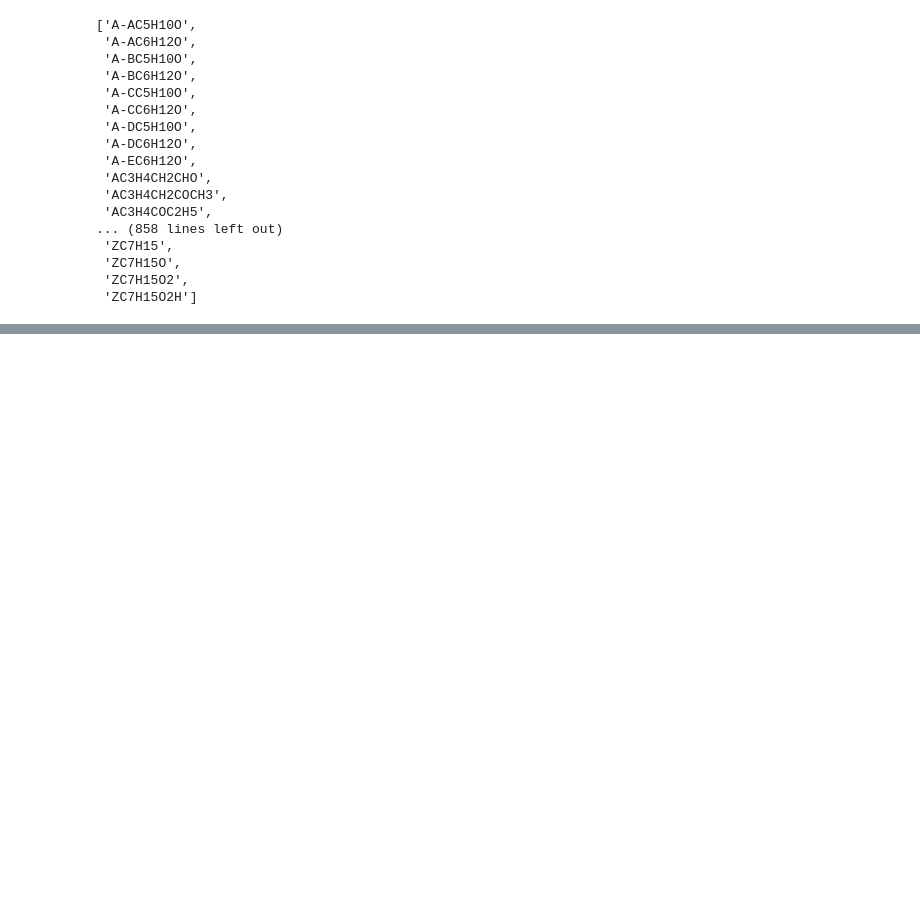
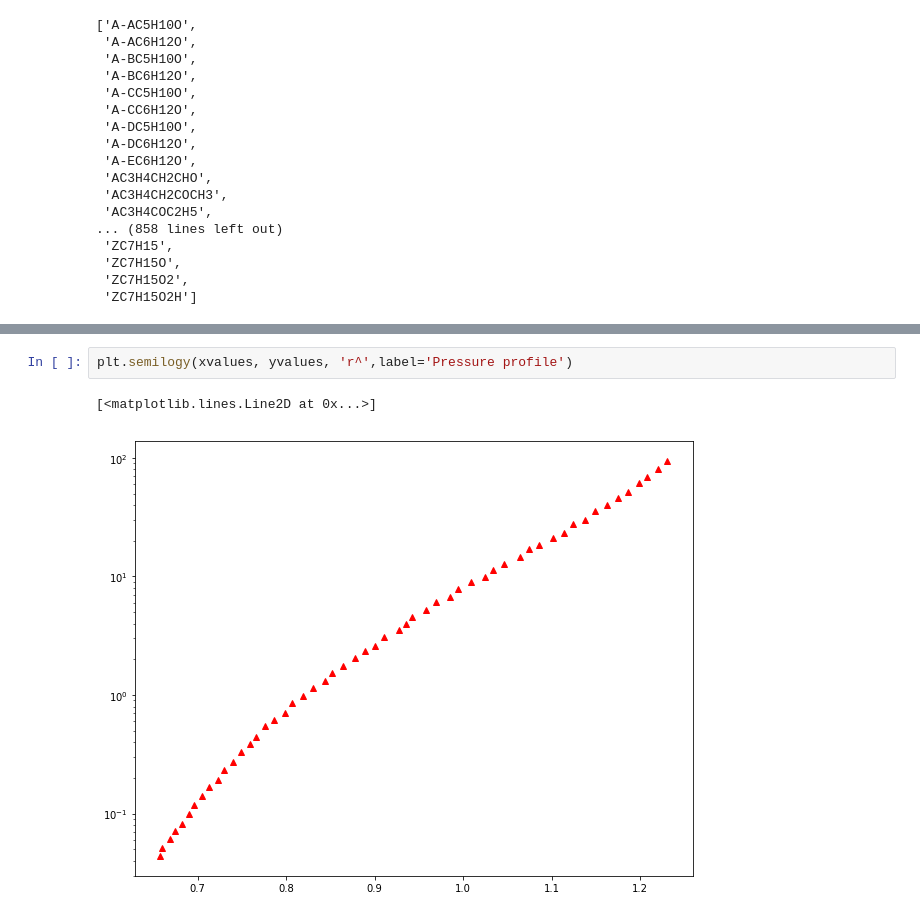
Before and after one commit to ajuluc/GTL, a Jupyter notebook: ic8_ignition_delay_LLNL.ipynb, the cells around one changed output, grey strips where cells are left out. Cells and saved outputs as stored; diff of their text form; blank space fills up the shorter version.

```diff
--- a/ic8_ignition_delay_LLNL.ipynb
+++ b/ic8_ignition_delay_LLNL.ipynb
@@ -91,0 +373,5 @@ gas()
+# %%
+plt.semilogy(xvalues, yvalues, 'r^',label='Pressure profile')
+# %% [output]
+[<matplotlib.lines.Line2D at 0x...>]
+[figure, added]
```
Also changed, not shown: parts of 12 cells of this notebook, 3 other files.
